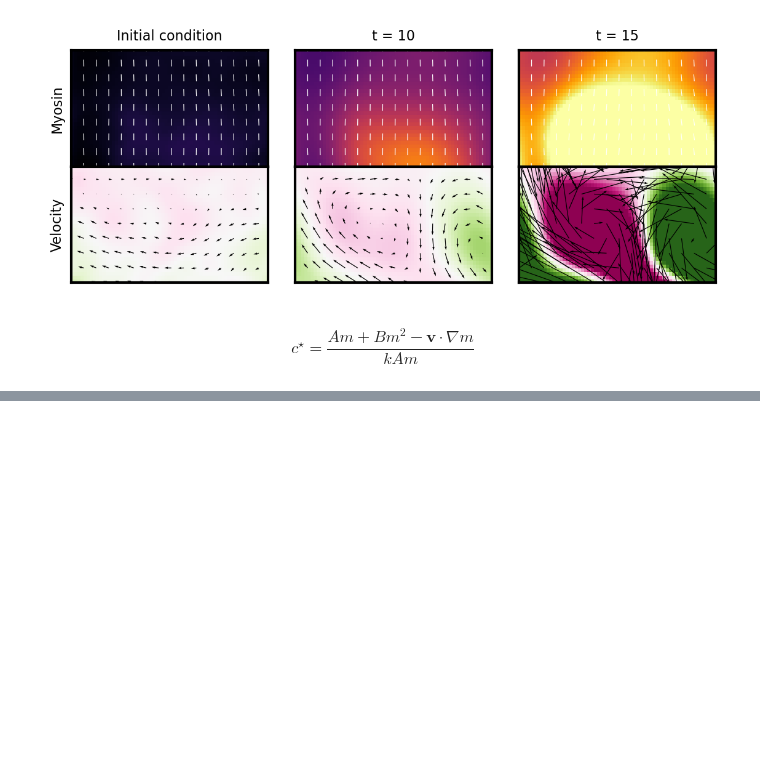
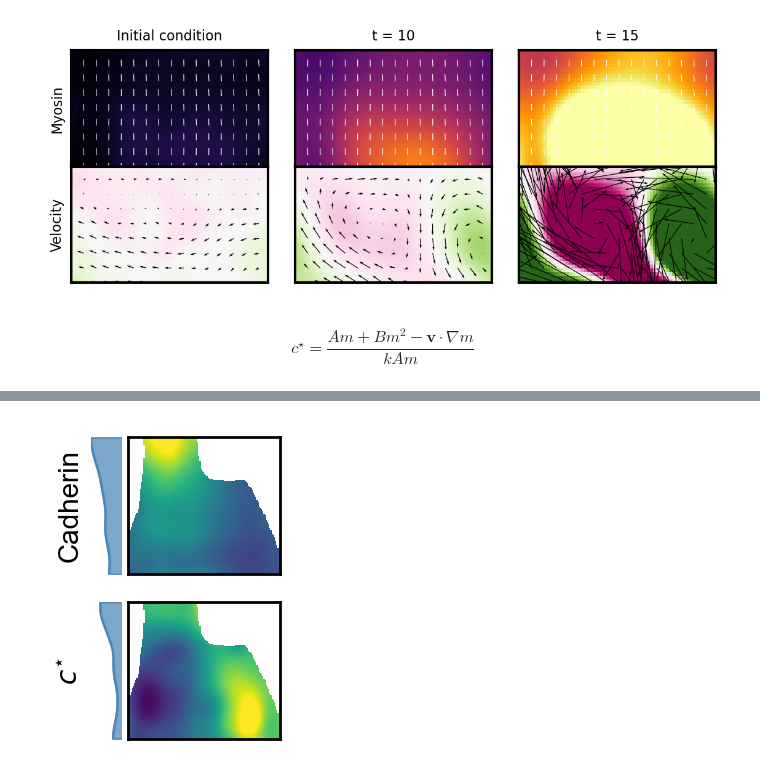
Before and after one commit to jcolen/drosophila_morphogenesis, a Jupyter notebook: dedalus/DedalusSummary.ipynb, the cells around one changed output, grey strips where cells are left out. Drawn from its saved outputs; the diff is of its cells as text; code cells hidden in the pictures; blank space fills up the shorter version.

```diff
--- a/dedalus/DedalusSummary.ipynb
+++ b/dedalus/DedalusSummary.ipynb
@@ -232,0 +234,78 @@ plt.savefig('ControlField.png', dpi=300, bbox_inches='tight')
+# %%
+plt.rcParams['font.size'] = 8
+plt.rcParams['font.family'] = 'Arial'
+plt.rcParams['figure.dpi'] = 250
+plt.rcParams['figure.frameon'] = False
+plt.rcParams['axes.linewidth'] = 1.5
+plt.rcParams['xtick.major.width'] = 1.5
+plt.rcParams['ytick.major.width'] = 1.5
+plt.rcParams['legend.framealpha'] = 0.
+plt.rcParams['legend.handlelength'] = 1.
+plt.rcParams['legend.fontsize'] = 7
+plt.rcParams['axes.linewidth'] = 1.
+plt.rcParams['image.origin'] = 'lower'
+
+import os
+from scipy.ndimage import gaussian_filter
+from utils.plot_utils import *
+
+
+def plot_cut(ax, cut, color):
+    y = np.linspace(*ax.get_ylim(), cut.shape[0])
+    ax_Y = ax.inset_axes([-0.25, 0, 0.2, 1], sharey=ax)
+    ax_Y.plot(cut, y, color=color, lw=0.5)
+    ax_Y.fill_betweenx(y, 0, cut, color=color, alpha=0.7)
+    ax_Y.invert_xaxis()
+    ax_Y.axis('off')
+    return ax_Y
+
+tt = 30
+loaddir = '../Public/WT/ECad-GFP/ensemble/'
+c0 = np.load(os.path.join(loaddir, 'raw2D.npy'), mmap_mode='r')[tt].copy()
+c0 = gaussian_filter(c0, sigma=7)
+loaddir = '../Public/Halo_Hetero_Twist[ey53]_Hetero/Sqh-GFP/ensemble/'
+m0 = np.load(os.path.join(loaddir, 'tensor2D.npy'), mmap_mode='r')[tt].copy()
+v0 = np.load(os.path.join(loaddir, 'velocity2D.npy'), mmap_mode='r')[tt].copy()
+mask = np.load('../Public/Masks/Dynamic_PMG_CF_mask.npy')[tt]
+
+AP = np.linspace(0, 452, 200)
+DV = np.linspace(0, 533, 236)
+
+A, B, k = 0.33, -.66, 0.6
+
+gradm = np.stack([
+    np.gradient(m0, DV, axis=-2),
+    np.gradient(m0, AP, axis=-1)])
+vgradm = np.einsum('kijyx,kyx->ijyx', gradm, v0)
+vgradm = vgradm[0, 0] + vgradm[1, 1]
+trm = m0[0, 0] + m0[1, 1]
+c1 = (A * trm + B * trm**2 - vgradm) / (k * trm * A)
+
+
+fig, ax = plt.subplots(2, 1, figsize=(2, 2), dpi=200)
+ax = ax.flatten()
+
+cut_c0 = np.mean(c0[:118, 80:120], axis=-1)
+cut_c1 = np.mean(c1[:118, 80:120], axis=-1)
+cut_m  = np.mean(trm[:118, 80:120], axis=-1)
+m0[..., ~mask] = np.nan
+c0[~mask] = np.nan
+c1[~mask] = np.nan
+
+color_2D(ax[0], c0, vmin=0.6, vmax=1.6)
+color_2D(ax[1], c1, vmin=0.6, vmax=1.6)
+
+print(np.min(cut_c0), np.min(cut_c1))
+print(np.max(cut_c0), np.max(cut_c1))
+plot_cut(ax[0], cut_c0, color='steelblue').set(xlim=[1.6, 0.6])
+plot_cut(ax[1], cut_c1, color='steelblue').set(xlim=[1.6, 0.6])
+
+for a in ax:
+    a.set_xlim([160, 455])
+ax[0].set_ylabel('Cadherin', labelpad=16, fontsize=10)
+ax[1].set_ylabel('$c^{\\star}$', labelpad=16, fontsize=10)
+
+fig.subplots_adjust(wspace=0.0)
+
+plt.savefig('ControlField.png', dpi=300, bbox_inches='tight', transparent=True)
+# %% [output]
@@ -233,3 +314,4 @@ plt.savefig('ControlField.png', dpi=300, bbox_inches='tight')
+[figure, added]
 # %%
 name = 'Cadherin_s10'
 folder = name.split('_')[0]
```
Also changed, not shown: parts of 4 cells of this notebook, 22 other files.
